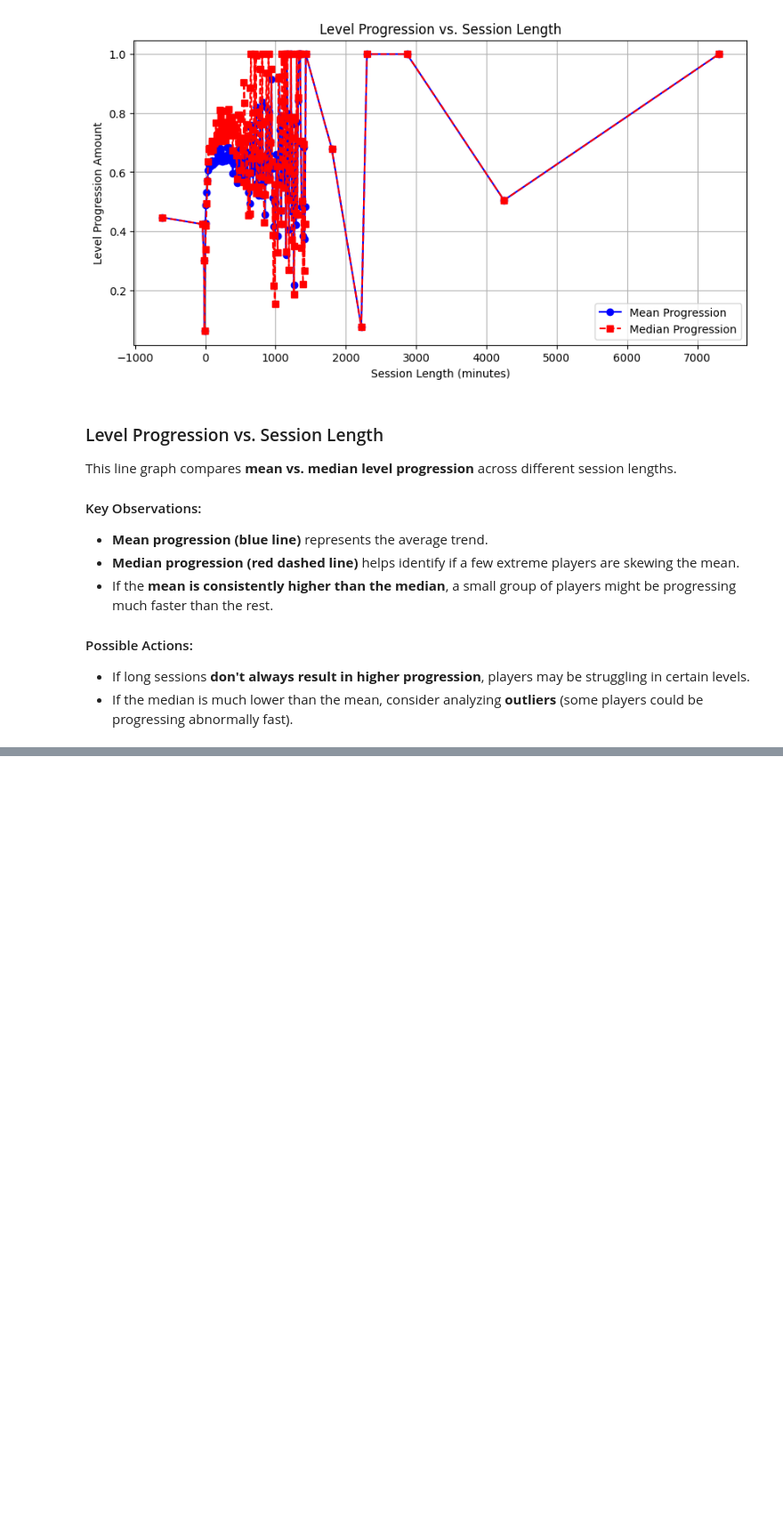
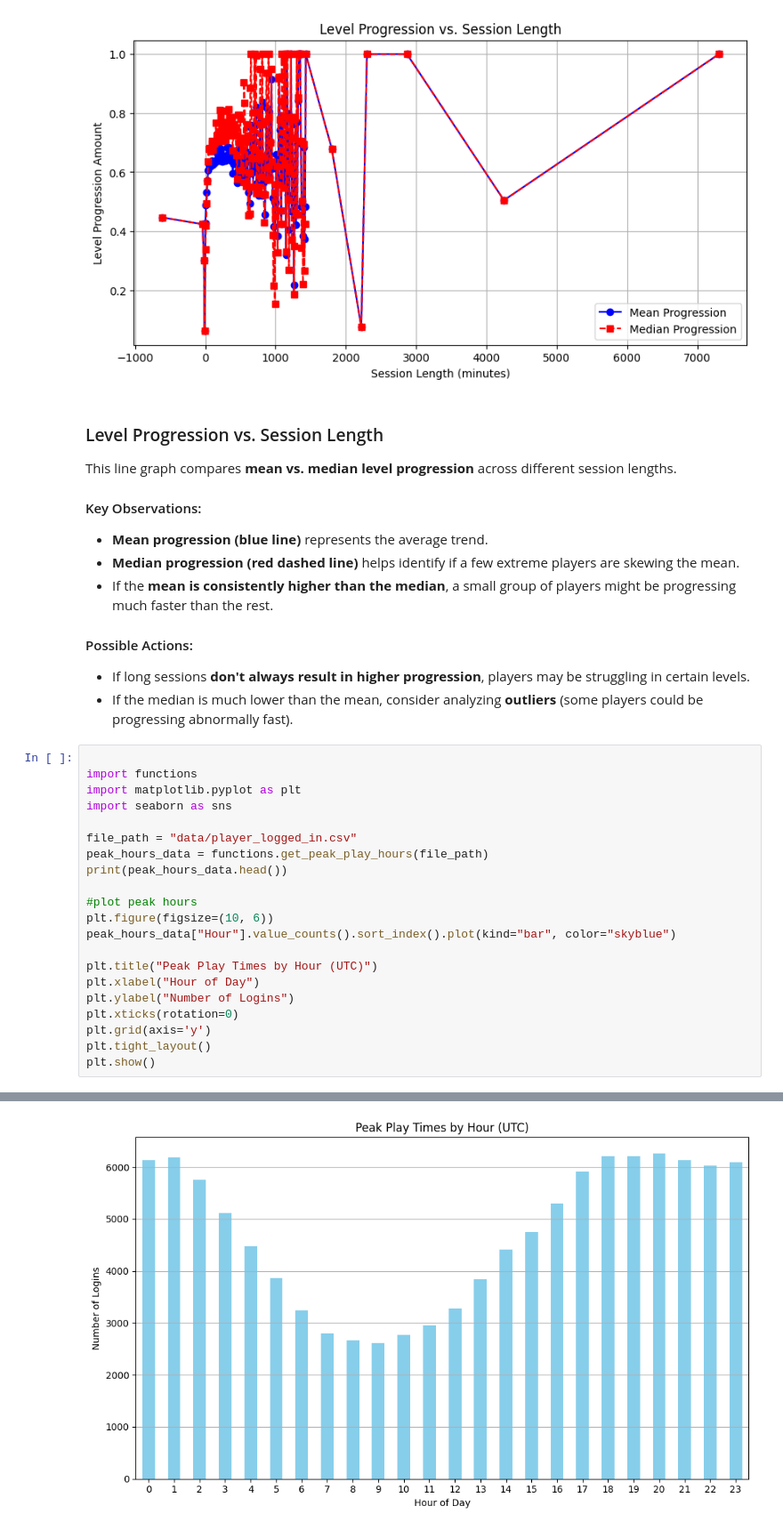
Before and after one commit to itcOnlineGaming/GA_25_P1_Part3_Jack_Nulty, a Jupyter notebook: part3/notebook.ipynb, the cells around one changed output, grey strips where cells are left out. Shown: that part at 89% size. Saved outputs shown, nothing was run; the diff lists cells and outputs as text; blank space fills up the shorter version.

```diff
--- a/part3/notebook.ipynb
+++ b/part3/notebook.ipynb
@@ -206,3 +206,25 @@ This line graph compares **mean vs. median level progression** across different
 #### Possible Actions:
 - If long sessions **don't always result in higher progression**, players may be struggling in certain levels.
 - If the median is much lower than the mean, consider analyzing **outliers** (some players could be progressing abnormally fast).
+# %%
+
+import functions
+import matplotlib.pyplot as plt
+import seaborn as sns
+
+file_path = "data/player_logged_in.csv"
+peak_hours_data = functions.get_peak_play_hours(file_path)
+print(peak_hours_data.head())
+
+#plot peak hours
+plt.figure(figsize=(10, 6))
+peak_hours_data["Hour"].value_counts().sort_index().plot(kind="bar", color="skyblue")
+
+plt.title("Peak Play Times by Hour (UTC)")
+plt.xlabel("Hour of Day")
+plt.ylabel("Number of Logins")
+plt.xticks(rotation=0)
+plt.grid(axis='y')
+plt.tight_layout()
+plt.show()
+# %% [output]
@@ -208,0 +237 @@ This line graph compares **mean vs. median level progression** across different
+[figure, added]
```
Also changed, not shown: parts of 2 cells of this notebook, 1 other file.
